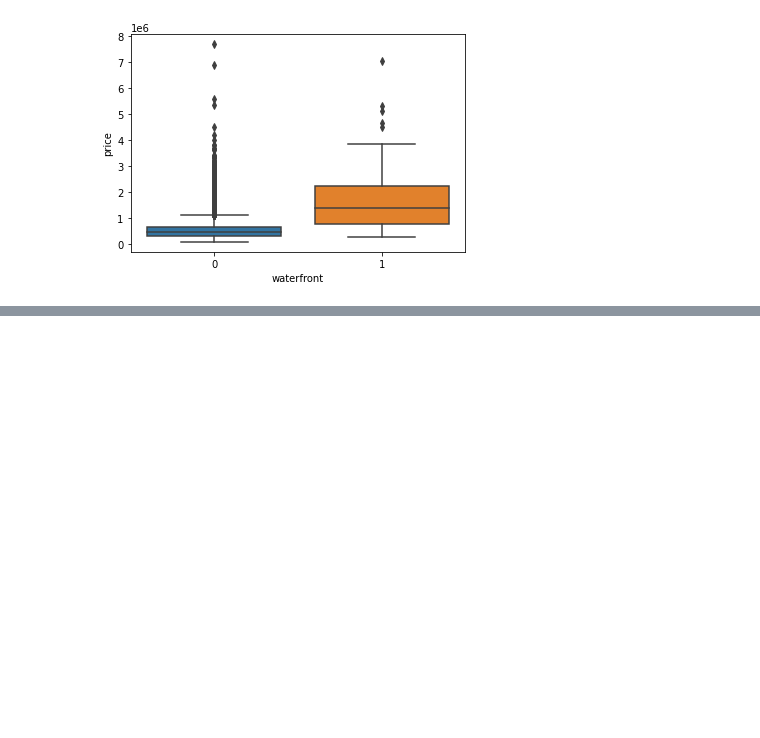
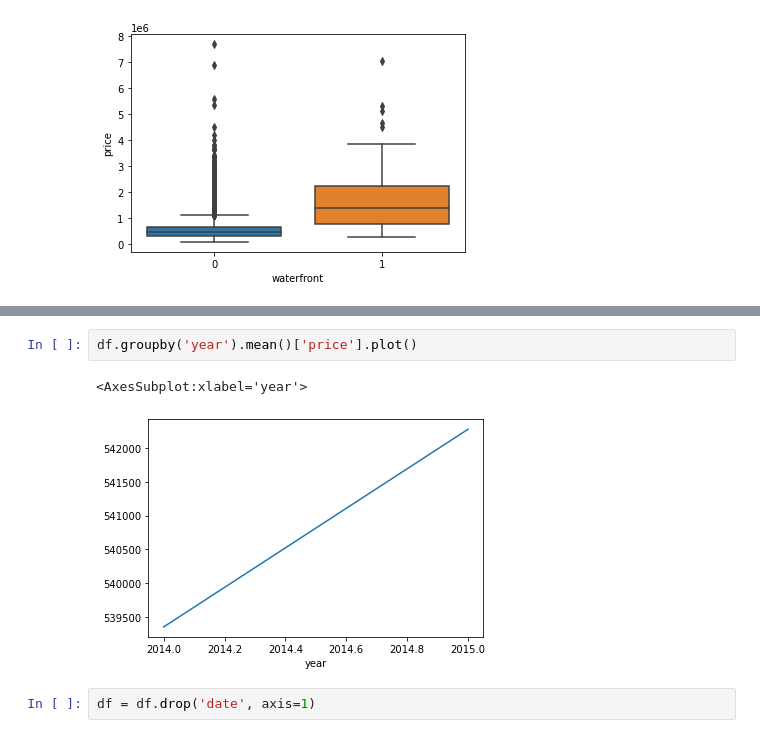
Before and after one commit to xkrystiandutka/DataScience, a Jupyter notebook: NeuralNetworks&DeepLearning/KerasRegression.ipynb, the cells around one changed output, grey strips where cells are left out. Drawn from its saved outputs; the diff is of its cells as text; blank space fills up the shorter version.

```diff
--- a/NeuralNetworks&DeepLearning/KerasRegression.ipynb
+++ b/NeuralNetworks&DeepLearning/KerasRegression.ipynb
@@ -131,0 +188,7 @@ sns.boxplot(x='waterfront',y='price',data=df)
+# %%
+df.groupby('year').mean()['price'].plot()
+# %% [output]
+<AxesSubplot:xlabel='year'>
+[figure, added]
+# %%
+df = df.drop('date', axis=1)
```
Also changed, not shown: parts of 15 cells of this notebook.
